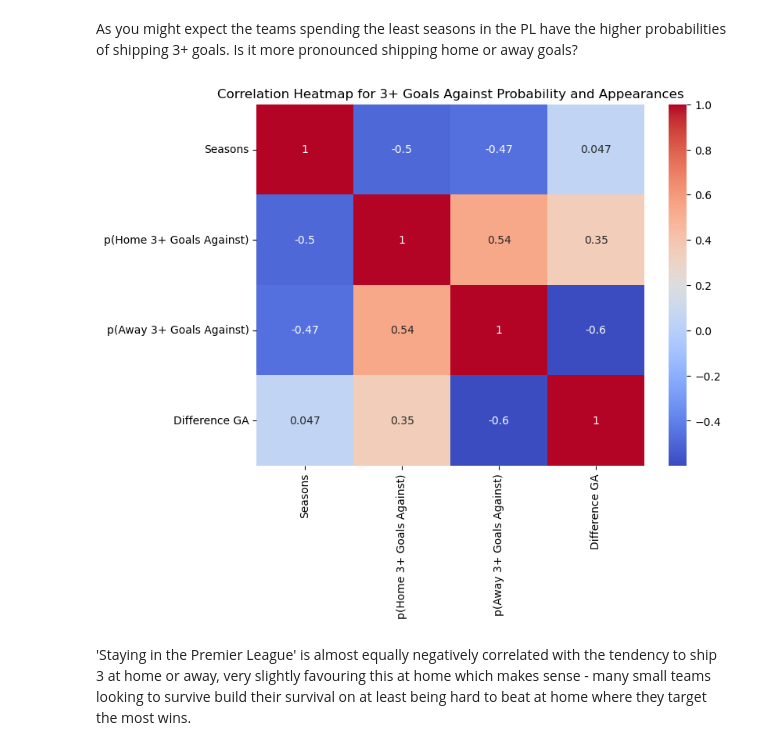
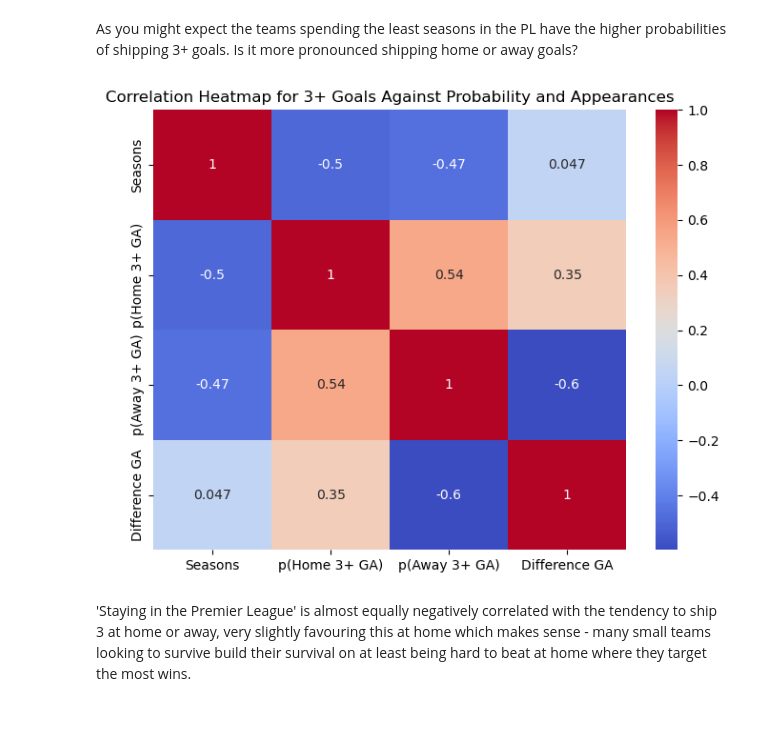
Before and after one commit to tjjdoherty/football-project-mvp, a Jupyter notebook: intro_clean_eda.ipynb, the cells around one changed output. Cells and saved outputs as stored; diff of their text form; code cells hidden in the pictures; blank space fills up the shorter version.

```diff
--- a/intro_clean_eda.ipynb
+++ b/intro_clean_eda.ipynb
@@ -1214,26 +1255,26 @@ Let's check.
 # Make a df with team name, appearances, home 3+ goals, away 3+ goals
 three_goals = pd.DataFrame({
     'Appearances': appearances,
-    'Home 3+ Goals': home_3_gs,
-    'Away 3+ Goals': away_3_gs,
-    'Home 3+ Goals Against': home_3_ga,
-    'Away 3+ Goals Against': away_3_ga
+    'Home 3+ GF': home_3_gf,
+    'Away 3+ GF': away_3_gf,
+    'Home 3+ GA': home_3_ga,
+    'Away 3+ GA': away_3_ga
 })
 # %%
 # We'll create columns for the probability of scoring 3+ goals at home and away, dividing appearances by half
-three_goals['p(Home 3+ Goals)'] = round(three_goals['Home 3+ Goals'] / (three_goals['Appearances'] / 2), 3)
-three_goals['p(Away 3+ Goals)'] = round(three_goals['Away 3+ Goals'] / (three_goals['Appearances'] / 2), 3)
-three_goals['p(Home 3+ Goals Against)'] = round(three_goals['Home 3+ Goals Against'] / (three_goals['Appearances'] / 2), 3)
-three_goals['p(Away 3+ Goals Against)'] = round(three_goals['Away 3+ Goals Against'] / (three_goals['Appearances'] / 2), 3)
+three_goals['p(Home 3+ GF)'] = round(three_goals['Home 3+ GF'] / (three_goals['Appearances'] / 2), 3)
+three_goals['p(Away 3+ GF)'] = round(three_goals['Away 3+ GA'] / (three_goals['Appearances'] / 2), 3)
+three_goals['p(Home 3+ GA)'] = round(three_goals['Home 3+ GA'] / (three_goals['Appearances'] / 2), 3)
+three_goals['p(Away 3+ GA)'] = round(three_goals['Away 3+ GA'] / (three_goals['Appearances'] / 2), 3)
 
 # fill na values with 0
 three_goals = three_goals.fillna(0)
 
 # make Home 3+ goals and Away 3+ goals integers
-three_goals['Home 3+ Goals'] = three_goals['Home 3+ Goals'].astype(int)
-three_goals['Away 3+ Goals'] = three_goals['Away 3+ Goals'].astype(int)
-three_goals['Home 3+ Goals Against'] = three_goals['Home 3+ Goals Against'].astype(int)
-three_goals['Away 3+ Goals Against'] = three_goals['Away 3+ Goals Against'].astype(int)
+three_goals['Home 3+ GF'] = three_goals['Home 3+ GF'].astype(int)
+three_goals['Away 3+ GF'] = three_goals['Away 3+ GF'].astype(int)
+three_goals['Home 3+ GA'] = three_goals['Home 3+ GA'].astype(int)
+three_goals['Away 3+ GA'] = three_goals['Away 3+ GA'].astype(int)
 
 # Rename the Appearances column to seasons, and divide the values by 38 to get the number of seasons the team appeared in this period
 three_goals = three_goals.rename(columns={'Appearances': 'Seasons'})
@@ -1270,8 +1311,8 @@ I want to determine a few things here as I add these probability of 3 goals colu
 I will do a correlation heatmap of the probabilities of 3+ goals home and away, with the appearances
 # %%
 # differential between home and away 3+ goals
-three_goals['Difference GF'] = three_goals['p(Home 3+ Goals)'] - three_goals['p(Away 3+ Goals)']
-three_goals['Difference GA'] = three_goals['p(Home 3+ Goals Against)'] - three_goals['p(Away 3+ Goals Against)']
+three_goals['Difference GF'] = three_goals['p(Home 3+ GF)'] - three_goals['p(Away 3+ GF)']
+three_goals['Difference GA'] = three_goals['p(Home 3+ GA)'] - three_goals['p(Away 3+ GA)']
 # %%
 three_goals.sample(10)
 # %% [output]
@@ -1381,6 +1422,6 @@ However, with some specific domain knowledge, we should look at **trajectory** o
 ### Who gets humbled?
 # %%
 # order the teams by the difference column
-three_goals_ga = three_goals[['Seasons', 'Home 3+ Goals Against', 'Away 3+ Goals Against', 'p(Home 3+ Goals Against)', 'p(Away 3+ Goals Against)', 'Difference GA']].sort_values(by='p(Away 3+ Goals Against)', ascending=False)
+three_goals_ga = three_goals[['Seasons', 'Home 3+ GA', 'Away 3+ GA', 'p(Home 3+ GA)', 'p(Away 3+ GA)', 'Difference GA']].sort_values(by='p(Away 3+ GA)', ascending=False)
 three_goals_ga
 # %% [output]
@@ -1406,11 +1447,11 @@ As you might expect the teams spending the least seasons in the PL have the high
 # %%
 # correlation heatmap of three_goals_ga with seasons, p(Home 3+ Goals Against), p(Away 3+ Goals Against), and Difference GA
 plt.figure(figsize=(8, 6))
-sns.heatmap(three_goals_ga[['Seasons', 'p(Home 3+ Goals Against)', 'p(Away 3+ Goals Against)', 'Difference GA']].corr(), annot=True, cmap='coolwarm')
+sns.heatmap(three_goals_ga[['Seasons', 'p(Home 3+ GA)', 'p(Away 3+ GA)', 'Difference GA']].corr(), annot=True, cmap='coolwarm')
 plt.title('Correlation Heatmap for 3+ Goals Against Probability and Appearances')
 plt.show()
 # %% [output]
-[figure, old version]
+[figure, new version]
 # %% [markdown]
 'Staying in the Premier League' is almost equally negatively correlated with the tendency to ship 3 at home or away, very slightly favouring this at home which makes sense - many small teams looking to survive build their survival on at least being hard to beat at home where they target the most wins.
 # %% [markdown]
```
Also changed, not shown: parts of 74 cells of this notebook.
